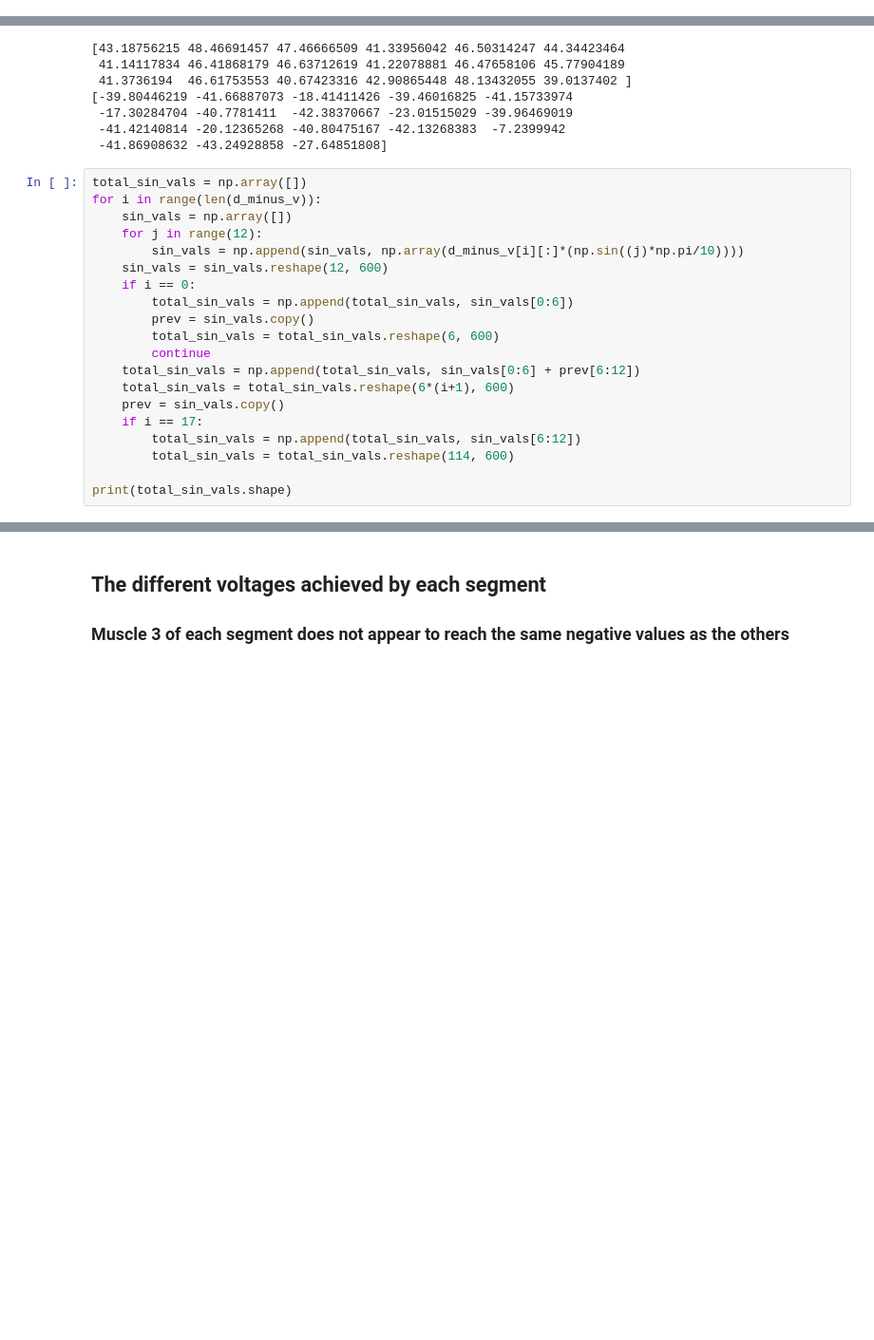
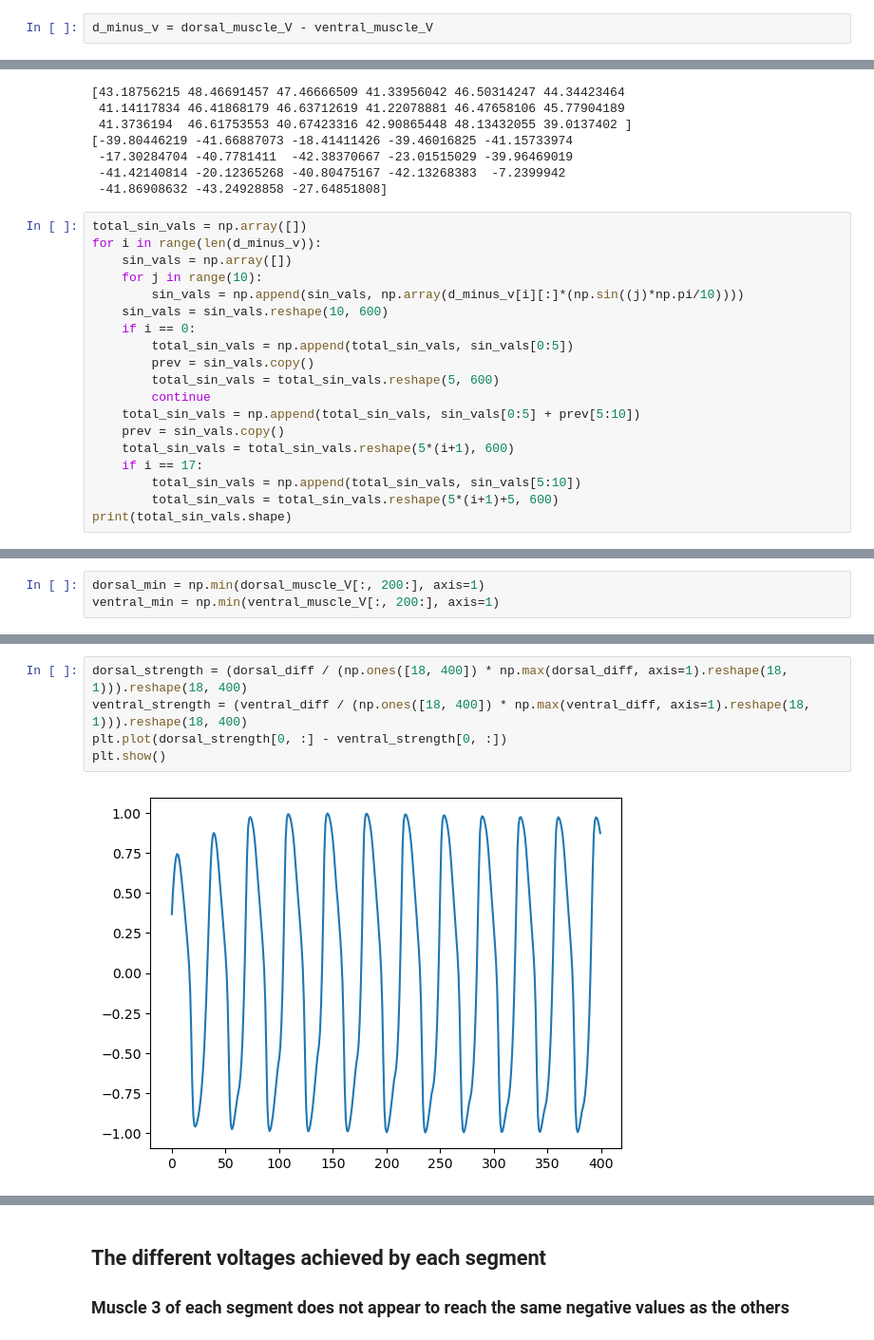
Before and after one commit to agetopher/Celegans_HuberBraun, a Jupyter notebook: test.ipynb, the cells around one changed output, grey strips where cells are left out. Shown at 95% size. Drawn from its saved outputs; the diff is of its cells as text; blank space fills up the shorter version.

```diff
--- a/test.ipynb
+++ b/test.ipynb
@@ -29,3 +48,5 @@ d_minus_v = dorsalmuscle_V - ventralmuscle_V
+# %%
+d_minus_v = dorsal_muscle_V - ventral_muscle_V
 # %%
 max_vals = np.array([])
 min_vals = np.array([])
@@ -47,20 +68,19 @@ print(min_vals)
 total_sin_vals = np.array([])
 for i in range(len(d_minus_v)):
     sin_vals = np.array([])
-    for j in range(12):
+    for j in range(10):
         sin_vals = np.append(sin_vals, np.array(d_minus_v[i][:]*(np.sin((j)*np.pi/10))))
-    sin_vals = sin_vals.reshape(12, 600)
+    sin_vals = sin_vals.reshape(10, 600)
     if i == 0:
-        total_sin_vals = np.append(total_sin_vals, sin_vals[0:6])
+        total_sin_vals = np.append(total_sin_vals, sin_vals[0:5])
         prev = sin_vals.copy()
-        total_sin_vals = total_sin_vals.reshape(6, 600)
+        total_sin_vals = total_sin_vals.reshape(5, 600)
         continue
-    total_sin_vals = np.append(total_sin_vals, sin_vals[0:6] + prev[6:12])
-    total_sin_vals = total_sin_vals.reshape(6*(i+1), 600)
+    total_sin_vals = np.append(total_sin_vals, sin_vals[0:5] + prev[5:10])
     prev = sin_vals.copy()
+    total_sin_vals = total_sin_vals.reshape(5*(i+1), 600)
     if i == 17:
-        total_sin_vals = np.append(total_sin_vals, sin_vals[6:12])
-        total_sin_vals = total_sin_vals.reshape(114, 600)
-
+        total_sin_vals = np.append(total_sin_vals, sin_vals[5:10])
+        total_sin_vals = total_sin_vals.reshape(5*(i+1)+5, 600)
 print(total_sin_vals.shape)
 # %% [output]
@@ -132,0 +113,3 @@ plt.legend()
+# %%
+dorsal_min = np.min(dorsal_muscle_V[:, 200:], axis=1)
+ventral_min = np.min(ventral_muscle_V[:, 200:], axis=1)
@@ -132,0 +129,7 @@ plt.legend()
+# %%
+dorsal_strength = (dorsal_diff / (np.ones([18, 400]) * np.max(dorsal_diff, axis=1).reshape(18, 1))).reshape(18, 400)
+ventral_strength = (ventral_diff / (np.ones([18, 400]) * np.max(ventral_diff, axis=1).reshape(18, 1))).reshape(18, 400)
+plt.plot(dorsal_strength[0, :] - ventral_strength[0, :])
+plt.show()
+# %% [output]
+[figure, added]
```
Also changed, not shown: parts of 20 cells of this notebook, 10 other files.
